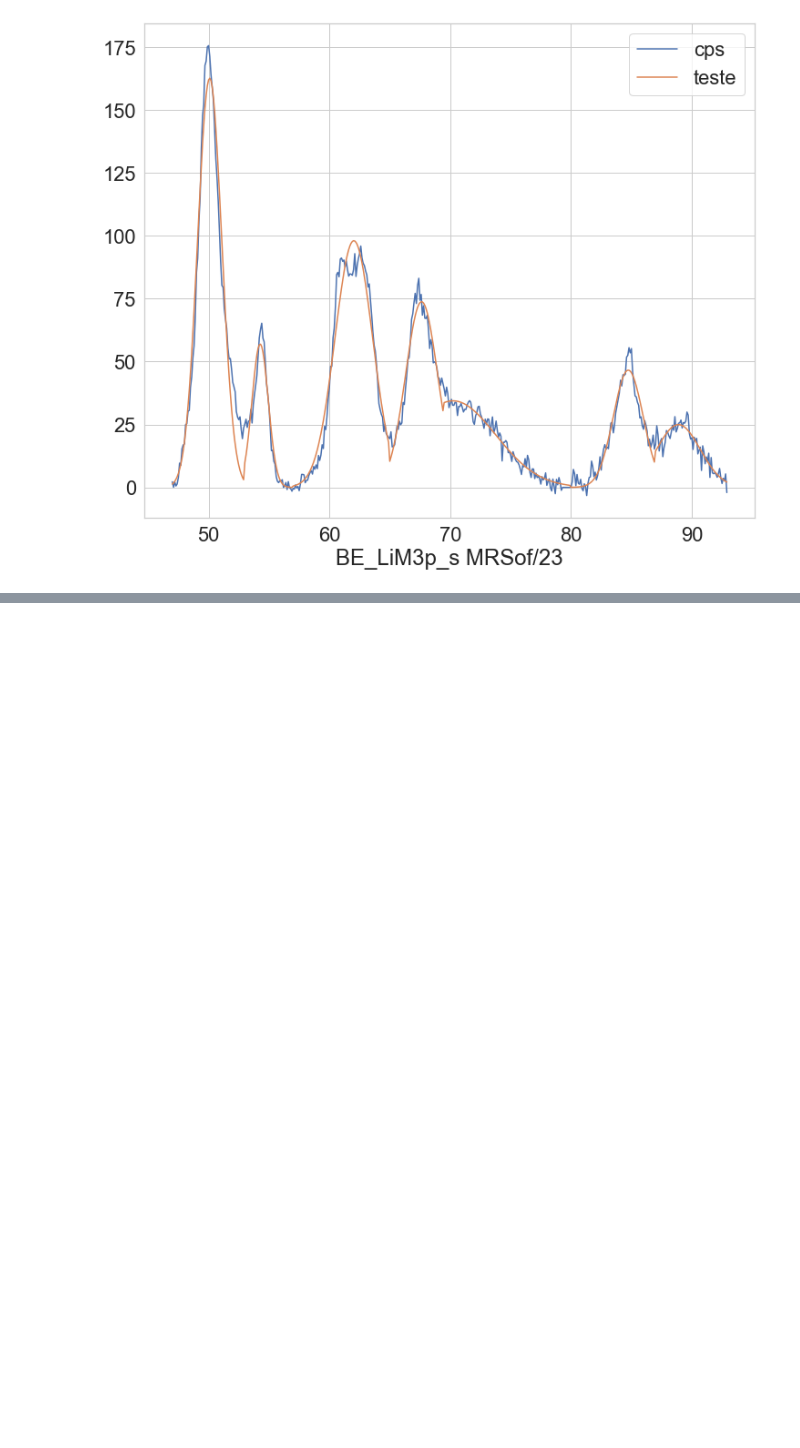
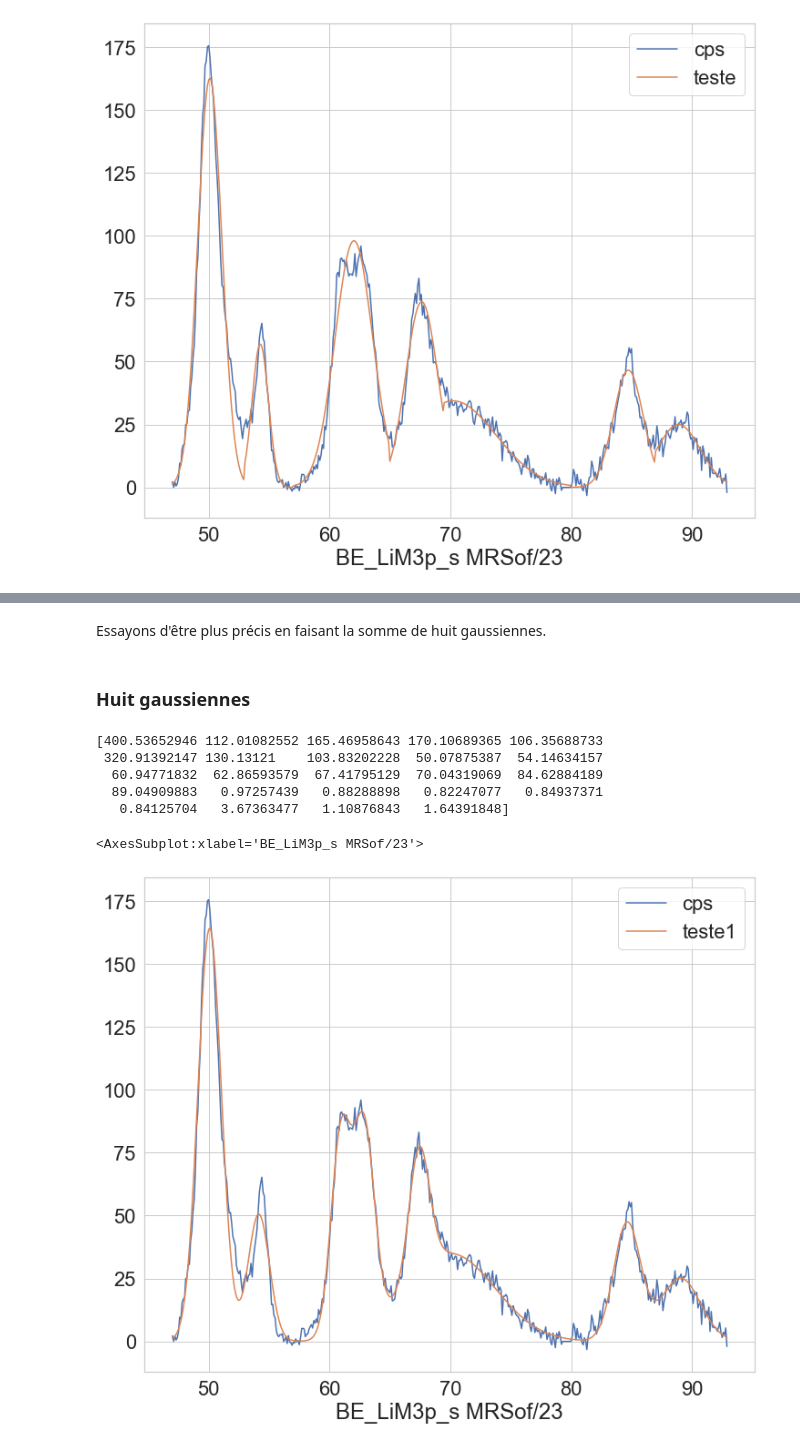
Before and after one commit to mblanchet002/PythonCMI, a Jupyter notebook: Projet_XPS.ipynb, the cells around one changed output, grey strips where cells are left out. Saved outputs shown, nothing was run; the diff lists cells and outputs as text; code cells hidden in the pictures; blank space fills up the shorter version.

```diff
--- a/Projet_XPS.ipynb
+++ b/Projet_XPS.ipynb
@@ -269,0 +391,31 @@ data
+# %% [markdown]
+Essayons d'être plus précis en faisant la somme de huit gaussiennes.
+# %% [markdown]
+### Huit gaussiennes
+# %%
+def huit_gaussiennes (x,a1,a2,a3,a4,a5,a6,a7,a8,mu1,mu2,mu3,mu4,mu5,mu6,mu7,mu8,sigma1,sigma2,sigma3,sigma4,sigma5,sigma6,sigma7,sigma8):
+    return gaussienne(x,a1,mu1,sigma1)+gaussienne(x,a2,mu2,sigma2)+gaussienne(x,a3,mu3,sigma3)+gaussienne(x,a4,mu4,sigma4)+gaussienne(x,a5,mu5,sigma5)+gaussienne(x,a6,mu6,sigma6)+gaussienne(x,a7,mu7,sigma7)+gaussienne(x,a8,mu8,sigma8)
+# %%
+mu=[50,55,61,62,68,71,84,89]
+a=[400,200,200,200,200,60,150,60]
+sigma=[1,1,1,1,1,2,1,2]
+# %%
+popt, pcov = curve_fit(
+    f=huit_gaussiennes,       # model function
+    xdata=data["be"],   # x data
+    ydata=data["cps"],   # y data
+    p0=[a,mu, sigma],      # initial value of the parameters
+)
+# %%
+print(popt)
+g=huit_gaussiennes(data["be"],popt[0],popt[1],popt[2],popt[3],popt[4],popt[5],popt[6],popt[7],popt[8],popt[9],popt[10],popt[11],popt[12],popt[13],popt[14],popt[15],popt[16],popt[17],popt[18],popt[19],popt[20],popt[21],popt[22],popt[23])
+data["teste1"]=g
+(data.iloc[:,[0,-1]]).plot(figsize=(12, 10), legend=True)
+# %% [output]
+[400.53652946 112.01082552 165.46958643 170.10689365 106.35688733
+ 320.91392147 130.13121    103.83202228  50.07875387  54.14634157
+  60.94771832  62.86593579  67.41795129  70.04319069  84.62884189
+  89.04909883   0.97257439   0.88288898   0.82247077   0.84937371
+   0.84125704   3.67363477   1.10876843   1.64391848]
+<AxesSubplot:xlabel='BE_LiM3p_s MRSof/23'>
+[figure, added]
```
Also changed, not shown: parts of 56 cells of this notebook.
